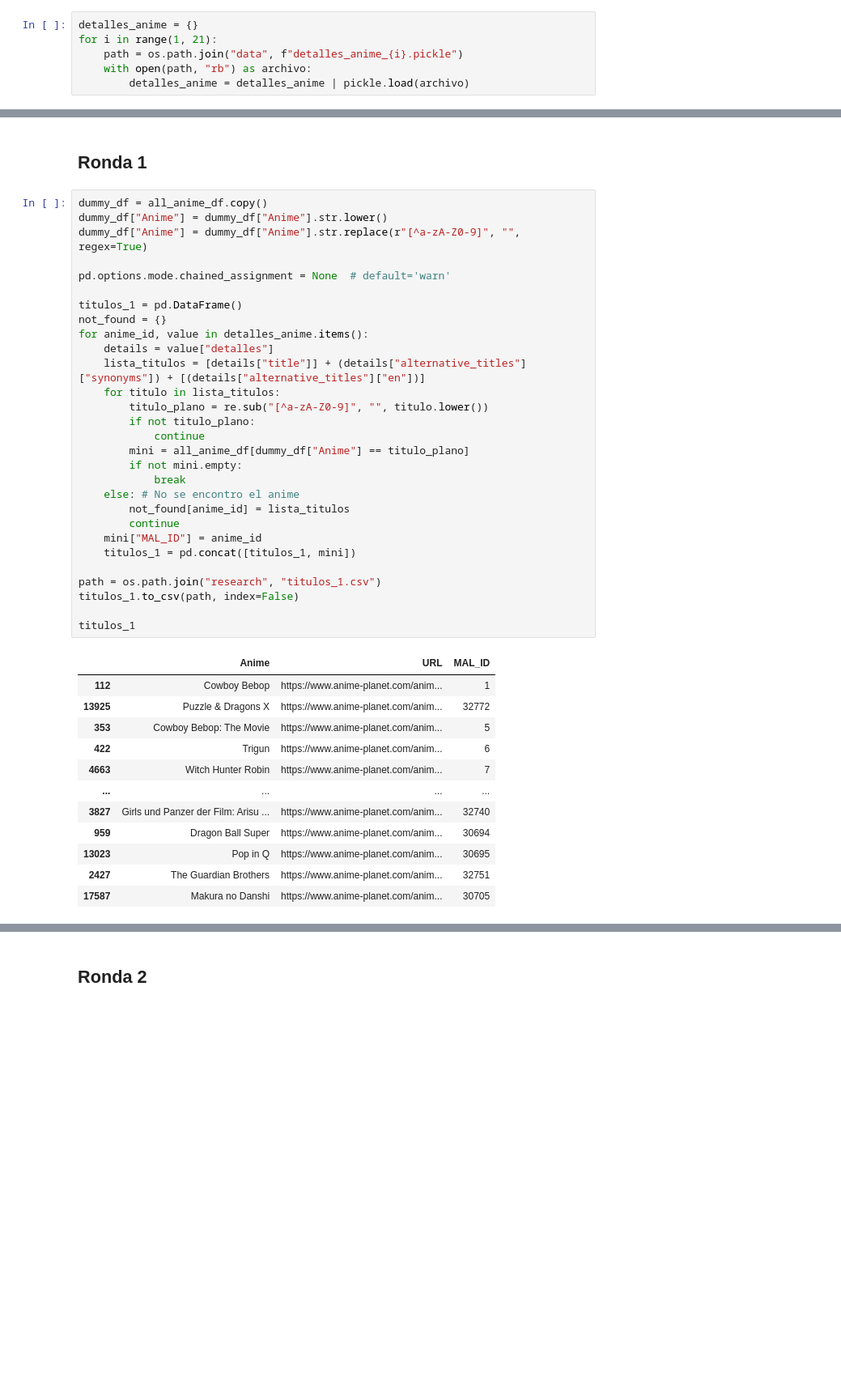
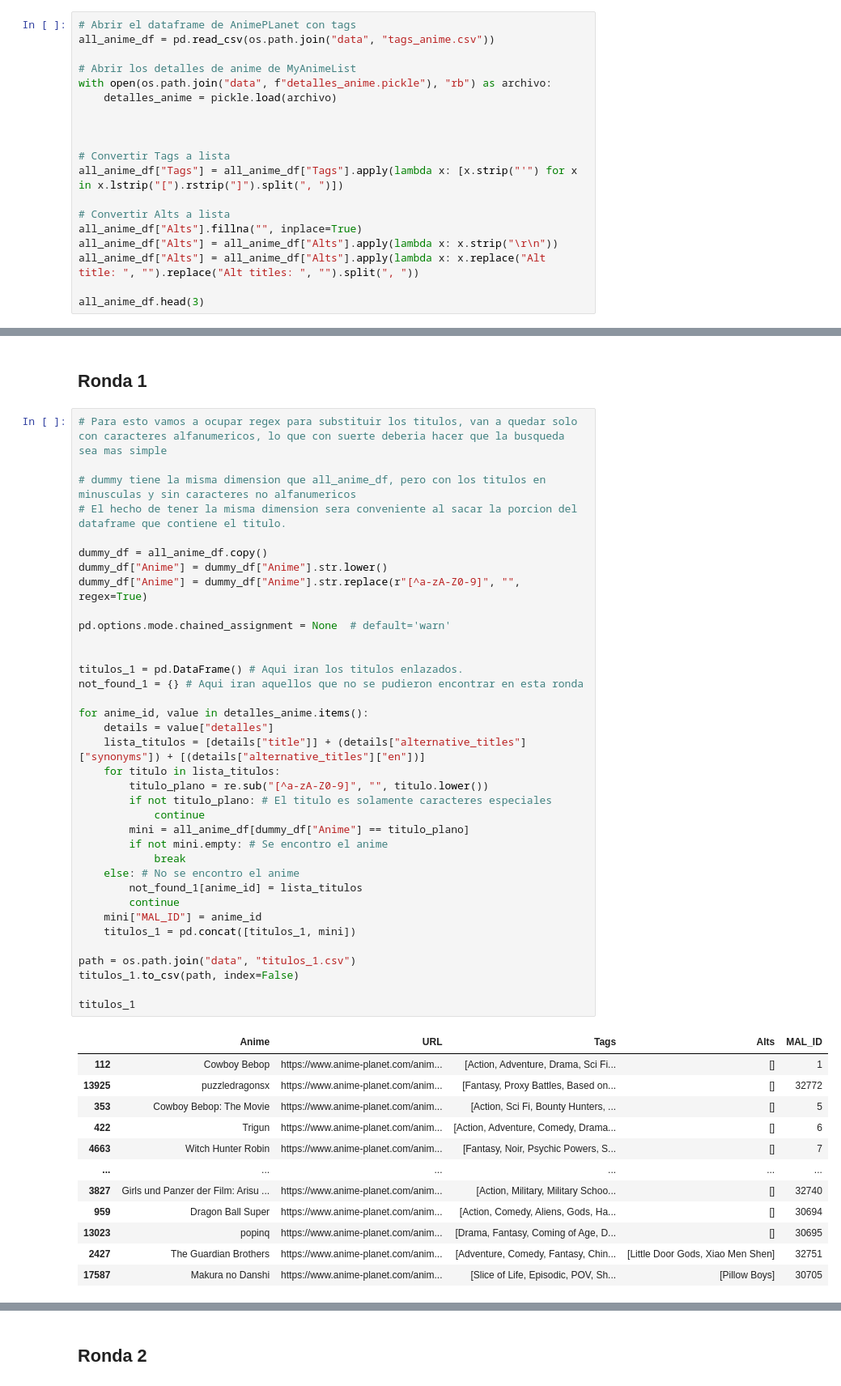
Before and after one commit to VAMarques/Proyecto-Grupo-12, a Jupyter notebook: procesar_data.ipynb, the cells around one changed output, grey strips where cells are left out. Shown at 81% size. Cells and saved outputs as stored; diff of their text form; blank space fills up the shorter version.

Commit message:
procesar_data avanzado

```diff
--- a/procesar_data.ipynb
+++ b/procesar_data.ipynb
@@ -69,6 +173,19 @@ c:\repos\datos\Proyecto\Proyecto-Grupo-12\demo Victor
-# %%
-detalles_anime = {}
-for i in range(1, 21):
-    path = os.path.join("data", f"detalles_anime_{i}.pickle")
-    with open(path, "rb") as archivo:
-        detalles_anime = detalles_anime | pickle.load(archivo)
+# %%
+# Abrir el dataframe de AnimePLanet con tags
+all_anime_df = pd.read_csv(os.path.join("data", "tags_anime.csv"))
+
+# Abrir los detalles de anime de MyAnimeList
+with open(os.path.join("data", f"detalles_anime.pickle"), "rb") as archivo:
+    detalles_anime = pickle.load(archivo)
+
+
+
+# Convertir Tags a lista
+all_anime_df["Tags"] = all_anime_df["Tags"].apply(lambda x: [x.strip("'") for x in x.lstrip("[").rstrip("]").split(", ")])
+
+# Convertir Alts a lista
+all_anime_df["Alts"].fillna("", inplace=True)
+all_anime_df["Alts"] = all_anime_df["Alts"].apply(lambda x: x.strip("\r\n"))
+all_anime_df["Alts"] = all_anime_df["Alts"].apply(lambda x: x.replace("Alt title: ", "").replace("Alt titles: ", "").split(", "))
+
+all_anime_df.head(3)
@@ -75,44 +197,51 @@ for i in range(1, 21):
 # %% [markdown]
 ## Ronda 1
 # %%
+# Para esto vamos a ocupar regex para substituir los titulos, van a quedar solo con caracteres alfanumericos, lo que con suerte deberia hacer que la busqueda sea mas simple
+
+# dummy tiene la misma dimension que all_anime_df, pero con los titulos en minusculas y sin caracteres no alfanumericos
+# El hecho de tener la misma dimension sera conveniente al sacar la porcion del dataframe que contiene el titulo.
+
 dummy_df = all_anime_df.copy()
 dummy_df["Anime"] = dummy_df["Anime"].str.lower()
 dummy_df["Anime"] = dummy_df["Anime"].str.replace(r"[^a-zA-Z0-9]", "", regex=True)
 
 pd.options.mode.chained_assignment = None  # default='warn'
 
-titulos_1 = pd.DataFrame()
-not_found = {}
+
+titulos_1 = pd.DataFrame() # Aqui iran los titulos enlazados.
+not_found_1 = {} # Aqui iran aquellos que no se pudieron encontrar en esta ronda
+
 for anime_id, value in detalles_anime.items():
     details = value["detalles"]
     lista_titulos = [details["title"]] + (details["alternative_titles"]["synonyms"]) + [(details["alternative_titles"]["en"])]
     for titulo in lista_titulos:
         titulo_plano = re.sub("[^a-zA-Z0-9]", "", titulo.lower())
-        if not titulo_plano:
+        if not titulo_plano: # El titulo es solamente caracteres especiales
             continue
         mini = all_anime_df[dummy_df["Anime"] == titulo_plano]
-        if not mini.empty:
+        if not mini.empty: # Se encontro el anime
             break
     else: # No se encontro el anime
-        not_found[anime_id] = lista_titulos
+        not_found_1[anime_id] = lista_titulos
         continue
     mini["MAL_ID"] = anime_id
     titulos_1 = pd.concat([titulos_1, mini])
 
-path = os.path.join("research", "titulos_1.csv")
+path = os.path.join("data", "titulos_1.csv")
 titulos_1.to_csv(path, index=False)
 
 titulos_1
 # %% [output]
-|  | Anime | URL | MAL_ID |
-| 112 | Cowboy Bebop | https://www.anime-planet.com/anim... | 1 |
-| 13925 | Puzzle & Dragons X | https://www.anime-planet.com/anim... | 32772 |
-| 353 | Cowboy Bebop: The Movie | https://www.anime-planet.com/anim... | 5 |
-| 422 | Trigun | https://www.anime-planet.com/anim... | 6 |
-| 4663 | Witch Hunter Robin | https://www.anime-planet.com/anim... | 7 |
-| ... | ... | ... | ... |
-| 3827 | Girls und Panzer der Film: Arisu ... | https://www.anime-planet.com/anim... | 32740 |
-| 959 | Dragon Ball Super | https://www.anime-planet.com/anim... | 30694 |
-| 13023 | Pop in Q | https://www.anime-planet.com/anim... | 30695 |
-| 2427 | The Guardian Brothers | https://www.anime-planet.com/anim... | 32751 |
-| 17587 | Makura no Danshi | https://www.anime-planet.com/anim... | 30705 |
+|  | Anime | URL | Tags | Alts | MAL_ID |
+| 112 | Cowboy Bebop | https://www.anime-planet.com/anim... | [Action, Adventure, Drama, Sci Fi... | [] | 1 |
+| 13925 | puzzledragonsx | https://www.anime-planet.com/anim... | [Fantasy, Proxy Battles, Based on... | [] | 32772 |
+| 353 | Cowboy Bebop: The Movie | https://www.anime-planet.com/anim... | [Action, Sci Fi, Bounty Hunters, ... | [] | 5 |
+| 422 | Trigun | https://www.anime-planet.com/anim... | [Action, Adventure, Comedy, Drama... | [] | 6 |
+| 4663 | Witch Hunter Robin | https://www.anime-planet.com/anim... | [Fantasy, Noir, Psychic Powers, S... | [] | 7 |
+| ... | ... | ... | ... | ... | ... |
+| 3827 | Girls und Panzer der Film: Arisu ... | https://www.anime-planet.com/anim... | [Action, Military, Military Schoo... | [] | 32740 |
+| 959 | Dragon Ball Super | https://www.anime-planet.com/anim... | [Action, Comedy, Aliens, Gods, Ha... | [] | 30694 |
+| 13023 | popinq | https://www.anime-planet.com/anim... | [Drama, Fantasy, Coming of Age, D... | [] | 30695 |
+| 2427 | The Guardian Brothers | https://www.anime-planet.com/anim... | [Adventure, Comedy, Fantasy, Chin... | [Little Door Gods, Xiao Men Shen] | 32751 |
+| 17587 | Makura no Danshi | https://www.anime-planet.com/anim... | [Slice of Life, Episodic, POV, Sh... | [Pillow Boys] | 30705 |
```
Also changed, not shown: parts of 29 cells of this notebook, 5 other files.
